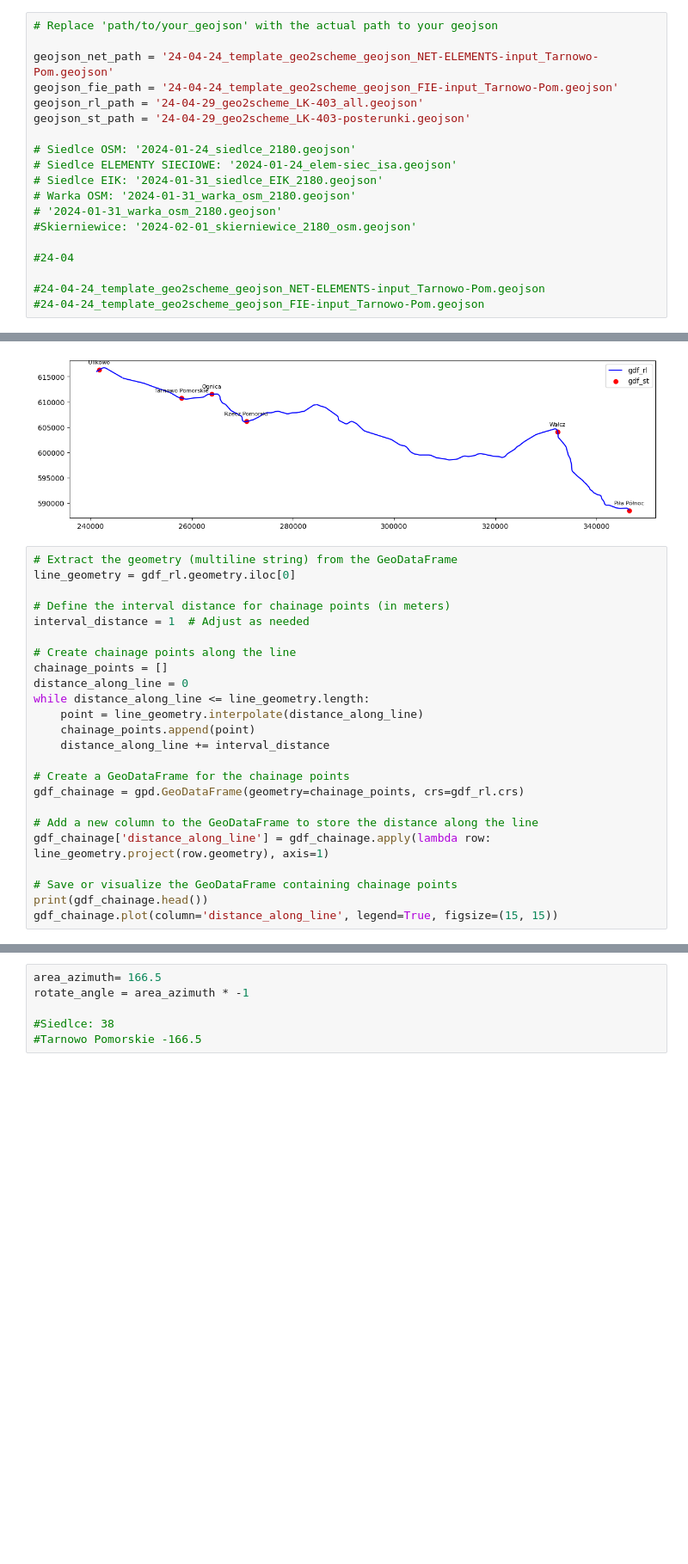
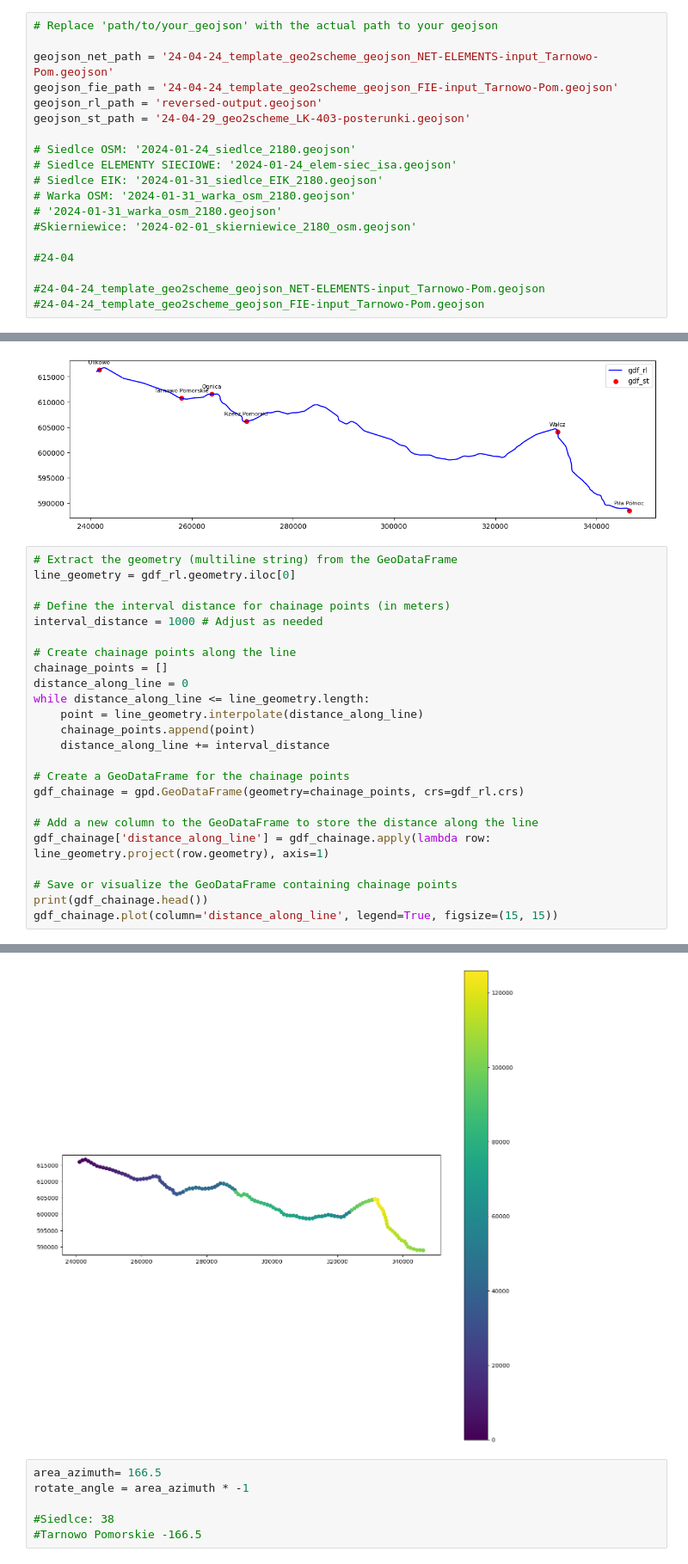
Before and after one commit to mwoj-tech/geo2screen, a Jupyter notebook: main.ipynb, the cells around one changed output, grey strips where cells are left out. Shown at 86% size. Drawn from its saved outputs; the diff is of its cells as text; blank space fills up the shorter version.

```diff
--- a/main.ipynb
+++ b/main.ipynb
@@ -16,7 +16,7 @@ from shapely.geometry import Point
 
 geojson_net_path = '24-04-24_template_geo2scheme_geojson_NET-ELEMENTS-input_Tarnowo-Pom.geojson'
 geojson_fie_path = '24-04-24_template_geo2scheme_geojson_FIE-input_Tarnowo-Pom.geojson'
-geojson_rl_path = '24-04-29_geo2scheme_LK-403_all.geojson'
+geojson_rl_path = 'reversed-output.geojson'
 geojson_st_path = '24-04-29_geo2scheme_LK-403-posterunki.geojson'
 
 # Siedlce OSM: '2024-01-24_siedlce_2180.geojson'
@@ -112,7 +109,7 @@ plt.show()
 line_geometry = gdf_rl.geometry.iloc[0]
 
 # Define the interval distance for chainage points (in meters)
-interval_distance = 1  # Adjust as needed
+interval_distance = 1000 # Adjust as needed
 
 # Create chainage points along the line
 chainage_points = []
@@ -131,3 +128,4 @@ gdf_chainage['distance_along_line'] = gdf_chainage.apply(lambda row: line_geomet
 # Save or visualize the GeoDataFrame containing chainage points
 print(gdf_chainage.head())
 gdf_chainage.plot(column='distance_along_line', legend=True, figsize=(15, 15))
+# %% [output]
@@ -134,3 +139,4 @@ gdf_chainage.plot(column='distance_along_line', legend=True, figsize=(15, 15))
+[figure, added]
 # %%
 area_azimuth= 166.5
 rotate_angle = area_azimuth * -1
```
Also changed, not shown: parts of 3 cells of this notebook, 4 other files.
